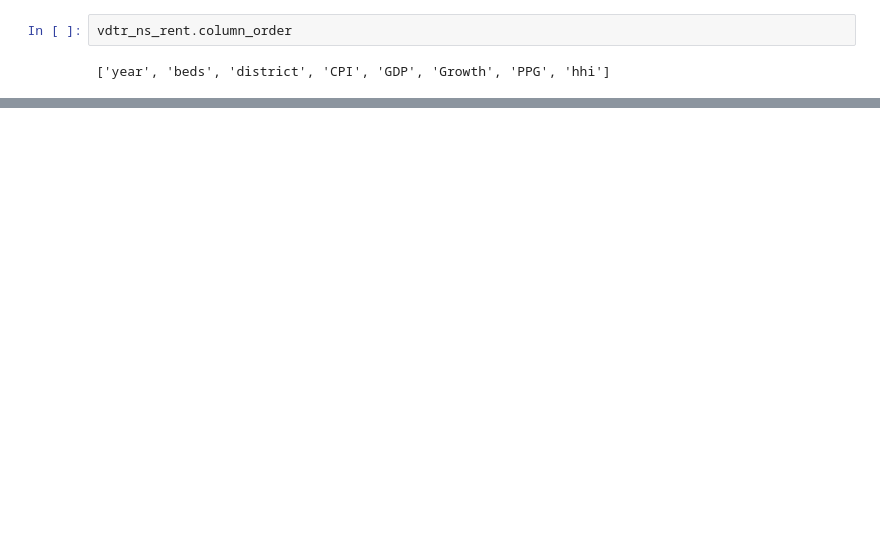
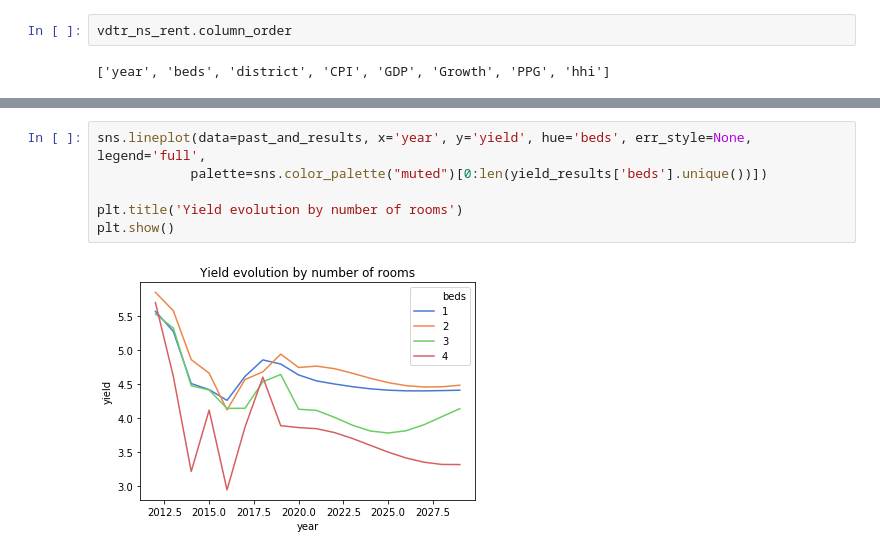
Before and after one commit to angelrureLurtis/LondonNW6, a Jupyter notebook: Part 2 Forecasting Prices and Rents.ipynb, the cells around one changed output, grey strips where cells are left out. Cells and saved outputs as stored; diff of their text form; blank space fills up the shorter version.

```diff
--- a/Part 2 Forecasting Prices and Rents.ipynb
+++ b/Part 2 Forecasting Prices and Rents.ipynb
@@ -774,0 +1118,8 @@ forecasts_vdtr_ns_rent
+# %%
+sns.lineplot(data=past_and_results, x='year', y='yield', hue='beds', err_style=None, legend='full',
+            palette=sns.color_palette("muted")[0:len(yield_results['beds'].unique())])
+
+plt.title('Yield evolution by number of rooms')
+plt.show()
+# %% [output]
+[figure, added]
```
Also changed, not shown: parts of 45 cells of this notebook.
